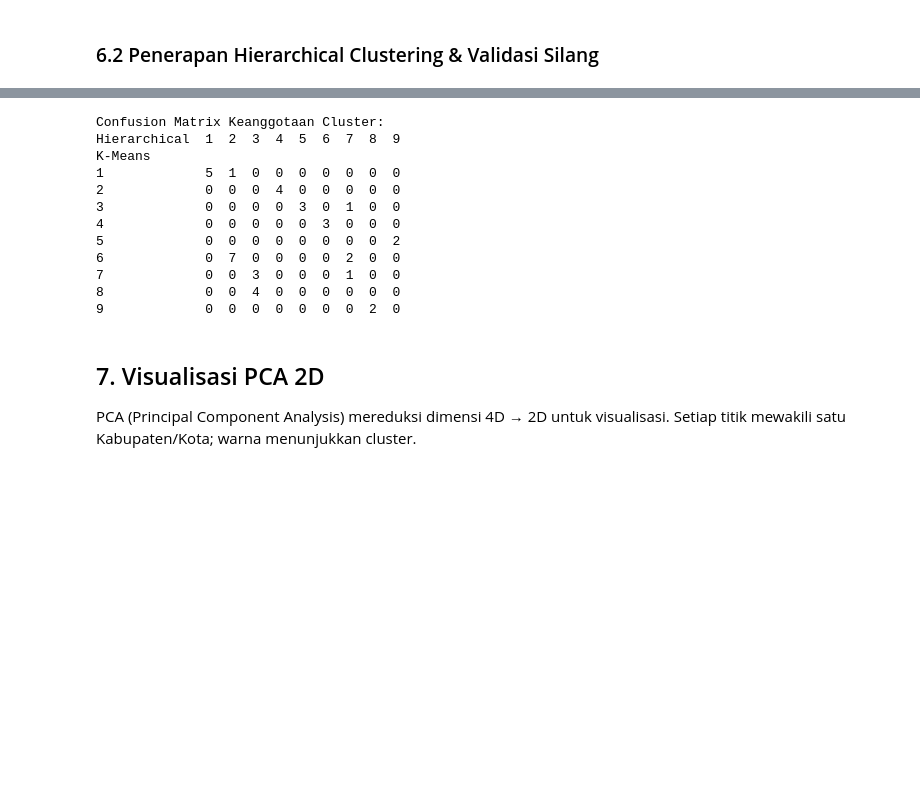
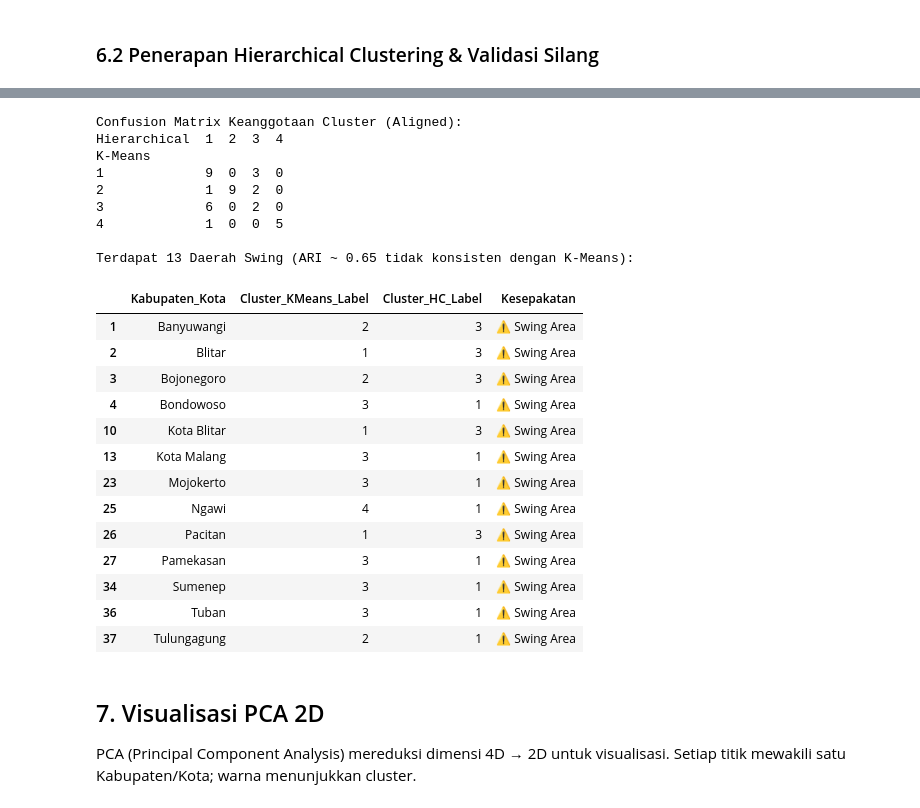
Before and after one commit to 0ryzal/Clustering-Tingkat-Keamanan-Daerah-Jawa-Timur, a Jupyter notebook: model.ipynb, the cells around one changed output, grey strips where cells are left out. Saved outputs shown, nothing was run; the diff lists cells and outputs as text; code cells hidden in the pictures; blank space fills up the shorter version.

```diff
--- a/model.ipynb
+++ b/model.ipynb
@@ -848,32 +1253,61 @@ Adjusted Rand Index (K-Means vs HC)   : 0.6525
 # %%
-# ── Tabel perbandingan keanggotaan ────────────────────────────────────────────
+# ── Tabel perbandingan keanggotaan (Dengan Pencarian Daerah Swing) ─────────────
+import numpy as np
+from scipy.optimize import linear_sum_assignment
+from pandas import crosstab
+
 comparison = df_clean[['Kabupaten_Kota', 'Cluster_KMeans', 'Cluster_HC']].copy()
+cm_df_raw = crosstab(comparison['Cluster_KMeans'], comparison['Cluster_HC'])
+
+# Align HC labels to KMeans labels using linear_sum_assignment (Hungarian algorithm)
+row_ind, col_ind = linear_sum_assignment(-cm_df_raw.values)
+mapping_hc_to_kmeans = dict(zip(cm_df_raw.columns[col_ind], cm_df_raw.index[row_ind]))
+
+comparison['Cluster_HC_Aligned'] = comparison['Cluster_HC'].map(mapping_hc_to_kmeans)
+
 comparison['Cluster_KMeans_Label'] = comparison['Cluster_KMeans'] + 1
-comparison['Cluster_HC_Label']     = comparison['Cluster_HC'] + 1
-comparison['Kesepakatan']          = (comparison['Cluster_KMeans'] == comparison['Cluster_HC']).map(
-    {True: '✅', False: '⚠️ Beda'}
-)
+comparison['Cluster_HC_Label'] = comparison['Cluster_HC_Aligned'] + 1
 
-# Confusion Matrix K-Means vs HC
-from pandas import crosstab
+comparison['Is_Swing'] = comparison['Cluster_KMeans'] != comparison['Cluster_HC_Aligned']
+comparison['Kesepakatan'] = comparison['Is_Swing'].map({False: '✅ Konsisten', True: '⚠️ Swing Area'})
+
+df_clean['Is_Swing'] = comparison['Is_Swing']
+
+print("\nConfusion Matrix Keanggotaan Cluster (Aligned):")
 cm_df = crosstab(comparison['Cluster_KMeans_Label'],
                  comparison['Cluster_HC_Label'],
                  rownames=['K-Means'], colnames=['Hierarchical'])
-print("\nConfusion Matrix Keanggotaan Cluster:")
 print(cm_df.to_string())
+
+swing_areas = comparison[comparison['Is_Swing']].copy()
+N_swing = len(swing_areas)
+
+print(f"\nTerdapat {N_swing} Daerah Swing (ARI ~ 0.65 tidak konsisten dengan K-Means):")
+display(swing_areas[['Kabupaten_Kota', 'Cluster_KMeans_Label', 'Cluster_HC_Label', 'Kesepakatan']])
 # %% [output]
-Confusion Matrix Keanggotaan Cluster:
-Hierarchical  1  2  3  4  5  6  7  8  9
+Confusion Matrix Keanggotaan Cluster (Aligned):
+Hierarchical  1  2  3  4
 K-Means
-1             5  1  0  0  0  0  0  0  0
-2             0  0  0  4  0  0  0  0  0
-3             0  0  0  0  3  0  1  0  0
-4             0  0  0  0  0  3  0  0  0
-5             0  0  0  0  0  0  0  0  2
-6             0  7  0  0  0  0  2  0  0
-7             0  0  3  0  0  0  1  0  0
-8             0  0  4  0  0  0  0  0  0
-9             0  0  0  0  0  0  0  2  0
+1             9  0  3  0
+2             1  9  2  0
+3             6  0  2  0
+4             1  0  0  5
+
+Terdapat 13 Daerah Swing (ARI ~ 0.65 tidak konsisten dengan K-Means):
+|  | Kabupaten_Kota | Cluster_KMeans_Label | Cluster_HC_Label | Kesepakatan |
+| 1 | Banyuwangi | 2 | 3 | ⚠️ Swing Area |
+| 2 | Blitar | 1 | 3 | ⚠️ Swing Area |
+| 3 | Bojonegoro | 2 | 3 | ⚠️ Swing Area |
+| 4 | Bondowoso | 3 | 1 | ⚠️ Swing Area |
+| 10 | Kota Blitar | 1 | 3 | ⚠️ Swing Area |
+| 13 | Kota Malang | 3 | 1 | ⚠️ Swing Area |
+| 23 | Mojokerto | 3 | 1 | ⚠️ Swing Area |
+| 25 | Ngawi | 4 | 1 | ⚠️ Swing Area |
+| 26 | Pacitan | 1 | 3 | ⚠️ Swing Area |
+| 27 | Pamekasan | 3 | 1 | ⚠️ Swing Area |
+| 34 | Sumenep | 3 | 1 | ⚠️ Swing Area |
+| 36 | Tuban | 3 | 1 | ⚠️ Swing Area |
+| 37 | Tulungagung | 2 | 1 | ⚠️ Swing Area |
 # %% [markdown]
 ## 7. Visualisasi PCA 2D <a id='7-pca'></a>
 PCA (Principal Component Analysis) mereduksi dimensi 4D → 2D untuk visualisasi.
```
Also changed, not shown: parts of 38 cells of this notebook, 15 other files.
